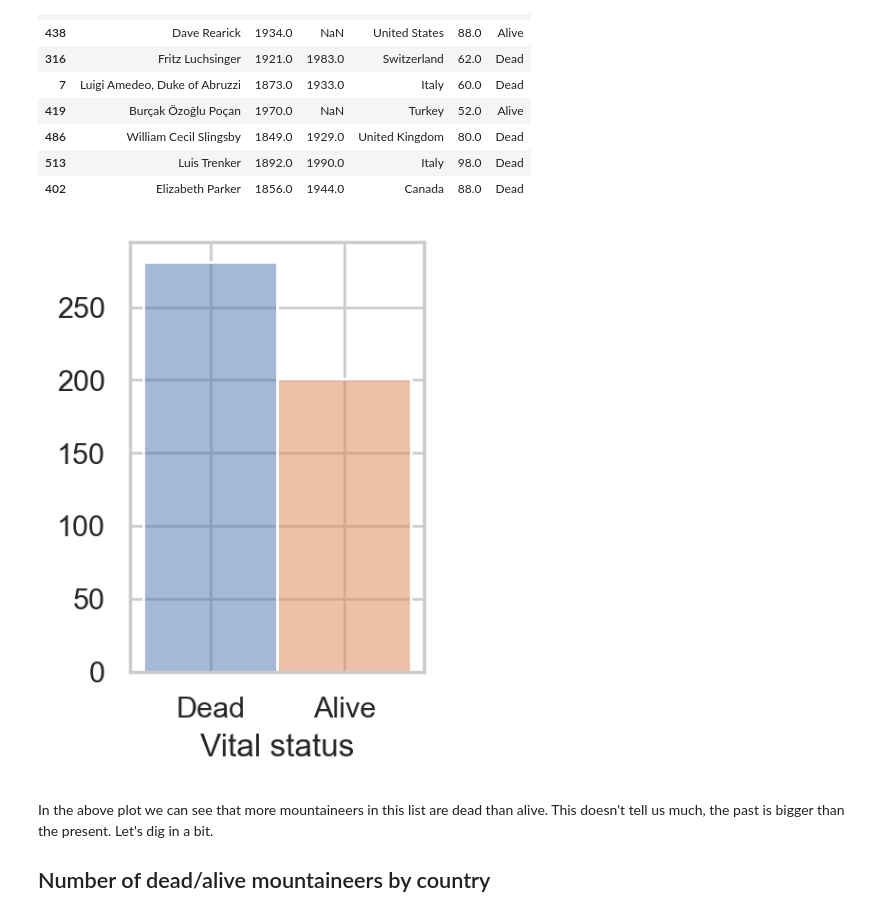
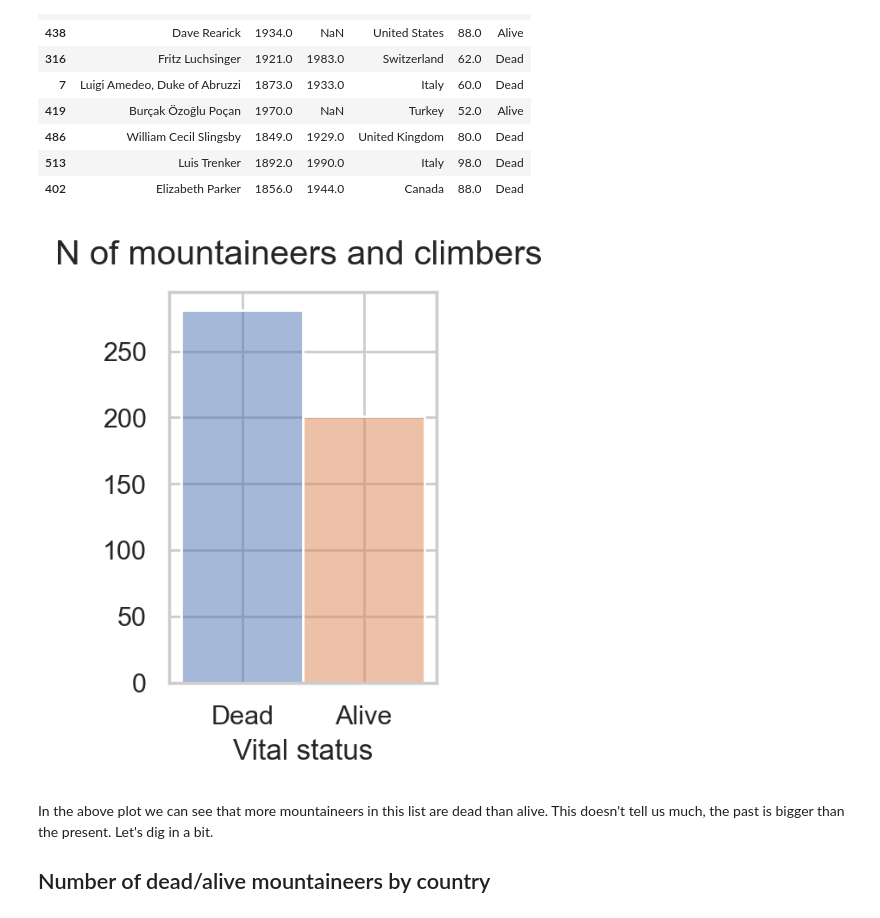
Before and after one commit to dmnkfr/mountaineers, a Jupyter notebook: mountaineers_wiki.ipynb, the cells around one changed output. Cells and saved outputs as stored; diff of their text form; code cells hidden in the pictures.

```diff
--- a/mountaineers_wiki.ipynb
+++ b/mountaineers_wiki.ipynb
@@ -360,11 +360,12 @@ Total number of climbers: 482
 # %%
 ## Plot dead and alive
 plt.figure(figsize=(2,3),dpi=200)
 ax = sns.histplot(data=df,x="Alive", hue="Alive", legend=False)
 ax.set(xlabel="Vital status", ylabel="")
+plt.suptitle("N of mountaineers and climbers")
 plt.show()
 # %% [output]
-[figure, old version]
+[figure, new version]
 # %% [markdown]
 In the above plot we can see that more mountaineers in this list are dead than alive. This doesn't tell us much, the past is bigger than the present. Let's dig in a bit.
 
```
Also changed, not shown: parts of 2 cells of this notebook.
